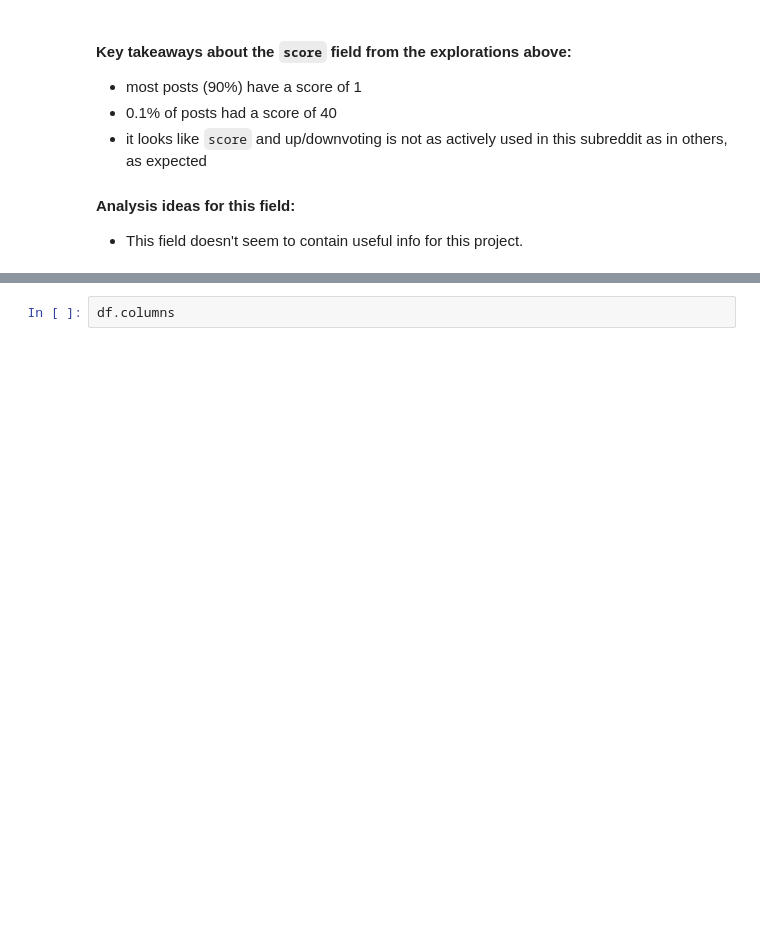
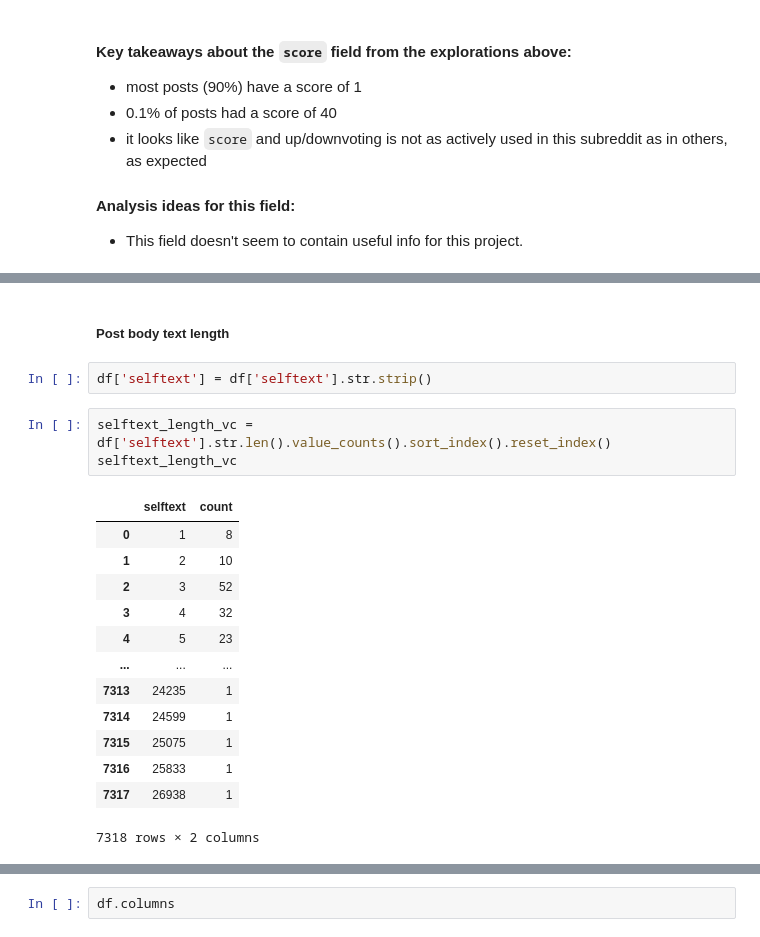
Before and after one commit to 33eyes/reddit-askdocs-analysis, a Jupyter notebook: 06_eda.ipynb, the cells around one changed output, grey strips where cells are left out. Saved outputs shown, nothing was run; the diff lists cells and outputs as text; blank space fills up the shorter version.

```diff
--- a/06_eda.ipynb
+++ b/06_eda.ipynb
@@ -674,0 +774,21 @@ fig.show()
+# %% [markdown]
+##### Post body text length
+# %%
+df['selftext'] = df['selftext'].str.strip()
+# %%
+selftext_length_vc = df['selftext'].str.len().value_counts().sort_index().reset_index()
+selftext_length_vc
+# %% [output]
+|  | selftext | count |
+| 0 | 1 | 8 |
+| 1 | 2 | 10 |
+| 2 | 3 | 52 |
+| 3 | 4 | 32 |
+| 4 | 5 | 23 |
+| ... | ... | ... |
+| 7313 | 24235 | 1 |
+| 7314 | 24599 | 1 |
+| 7315 | 25075 | 1 |
+| 7316 | 25833 | 1 |
+| 7317 | 26938 | 1 |
+7318 rows × 2 columns
```
Also changed, not shown: parts of 29 cells of this notebook, 1 other file.
